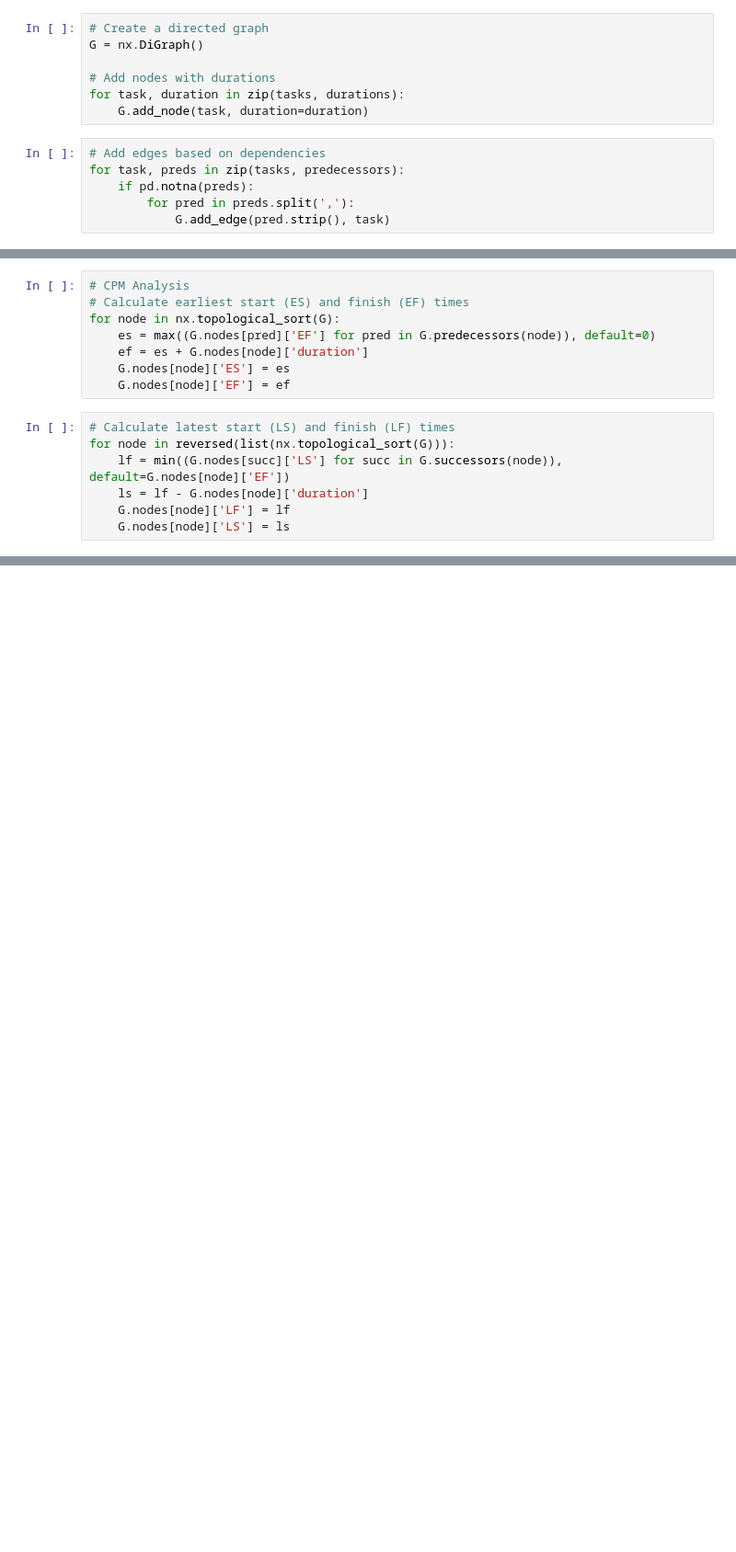
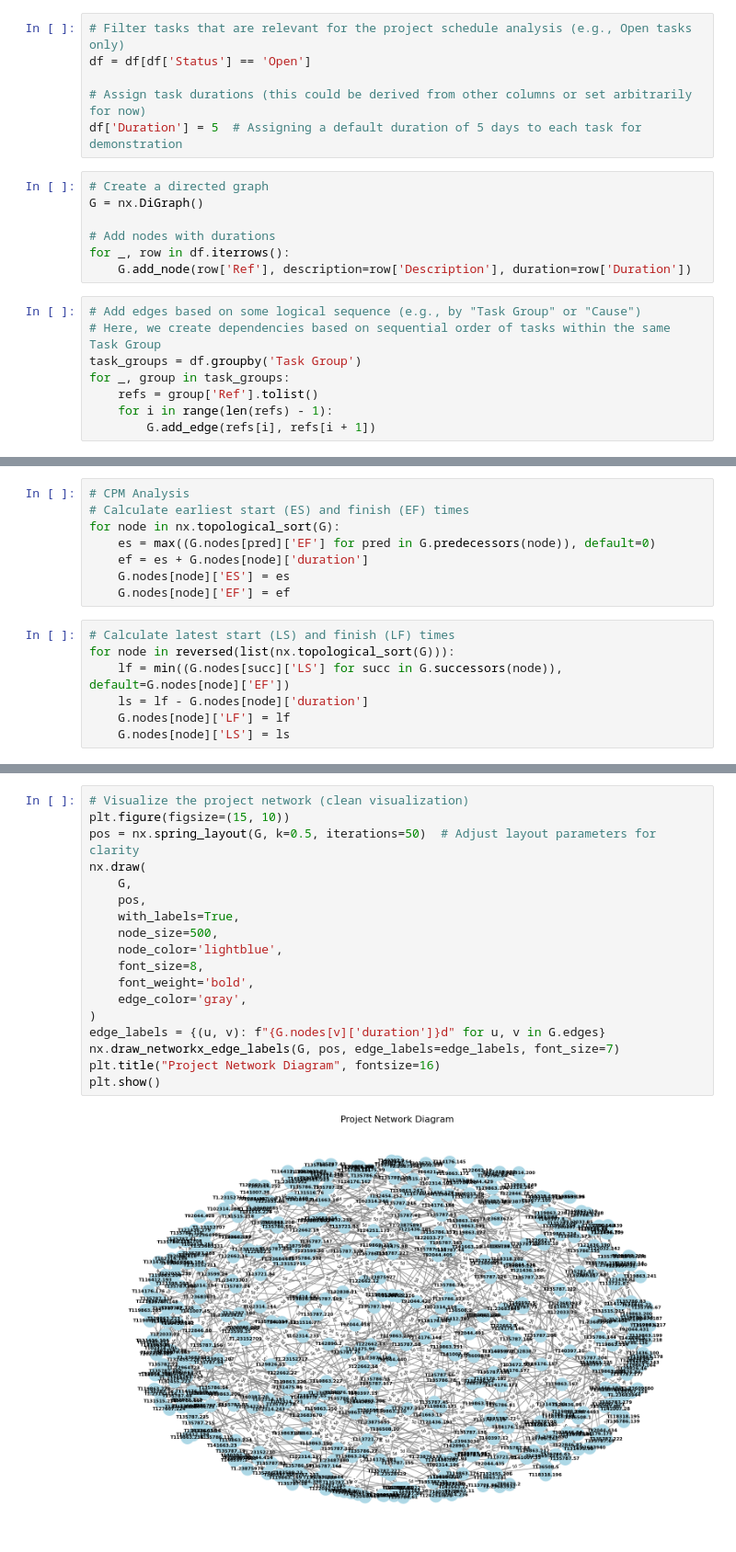
Before and after one commit to imblackline/PERT-CPM-Analyzer, a Jupyter notebook: PERT-CPM-Analyzer.ipynb, the cells around one changed output, grey strips where cells are left out. Shown at 92% size. Cells and saved outputs as stored; diff of their text form; blank space fills up the shorter version.

```diff
--- a/PERT-CPM-Analyzer.ipynb
+++ b/PERT-CPM-Analyzer.ipynb
@@ -22,13 +32,21 @@ predecessors = df['Predecessors'].tolist()
+# %%
+# Filter tasks that are relevant for the project schedule analysis (e.g., Open tasks only)
+df = df[df['Status'] == 'Open']
+
+# Assign task durations (this could be derived from other columns or set arbitrarily for now)
+df['Duration'] = 5  # Assigning a default duration of 5 days to each task for demonstration
 # %%
 # Create a directed graph
 G = nx.DiGraph()
 
 # Add nodes with durations
-for task, duration in zip(tasks, durations):
-    G.add_node(task, duration=duration)
+for _, row in df.iterrows():
+    G.add_node(row['Ref'], description=row['Description'], duration=row['Duration'])
-# %%
-# Add edges based on dependencies
-for task, preds in zip(tasks, predecessors):
-    if pd.notna(preds):
-        for pred in preds.split(','):
-            G.add_edge(pred.strip(), task)
+# %%
+# Add edges based on some logical sequence (e.g., by "Task Group" or "Cause")
+# Here, we create dependencies based on sequential order of tasks within the same Task Group
+task_groups = df.groupby('Task Group')
+for _, group in task_groups:
+    refs = group['Ref'].tolist()
+    for i in range(len(refs) - 1):
+        G.add_edge(refs[i], refs[i + 1])
@@ -54,0 +90,20 @@ print("Critical Path:", " -> ".join(critical_path))
+# %%
+# Visualize the project network (clean visualization)
+plt.figure(figsize=(15, 10))
+pos = nx.spring_layout(G, k=0.5, iterations=50)  # Adjust layout parameters for clarity
+nx.draw(
+    G,
+    pos,
+    with_labels=True,
+    node_size=500,
+    node_color='lightblue',
+    font_size=8,
+    font_weight='bold',
+    edge_color='gray',
+)
+edge_labels = {(u, v): f"{G.nodes[v]['duration']}d" for u, v in G.edges}
+nx.draw_networkx_edge_labels(G, pos, edge_labels=edge_labels, font_size=7)
+plt.title("Project Network Diagram", fontsize=16)
+plt.show()
+# %% [output]
+[figure, added]
```
Also changed, not shown: parts of 10 cells of this notebook.
